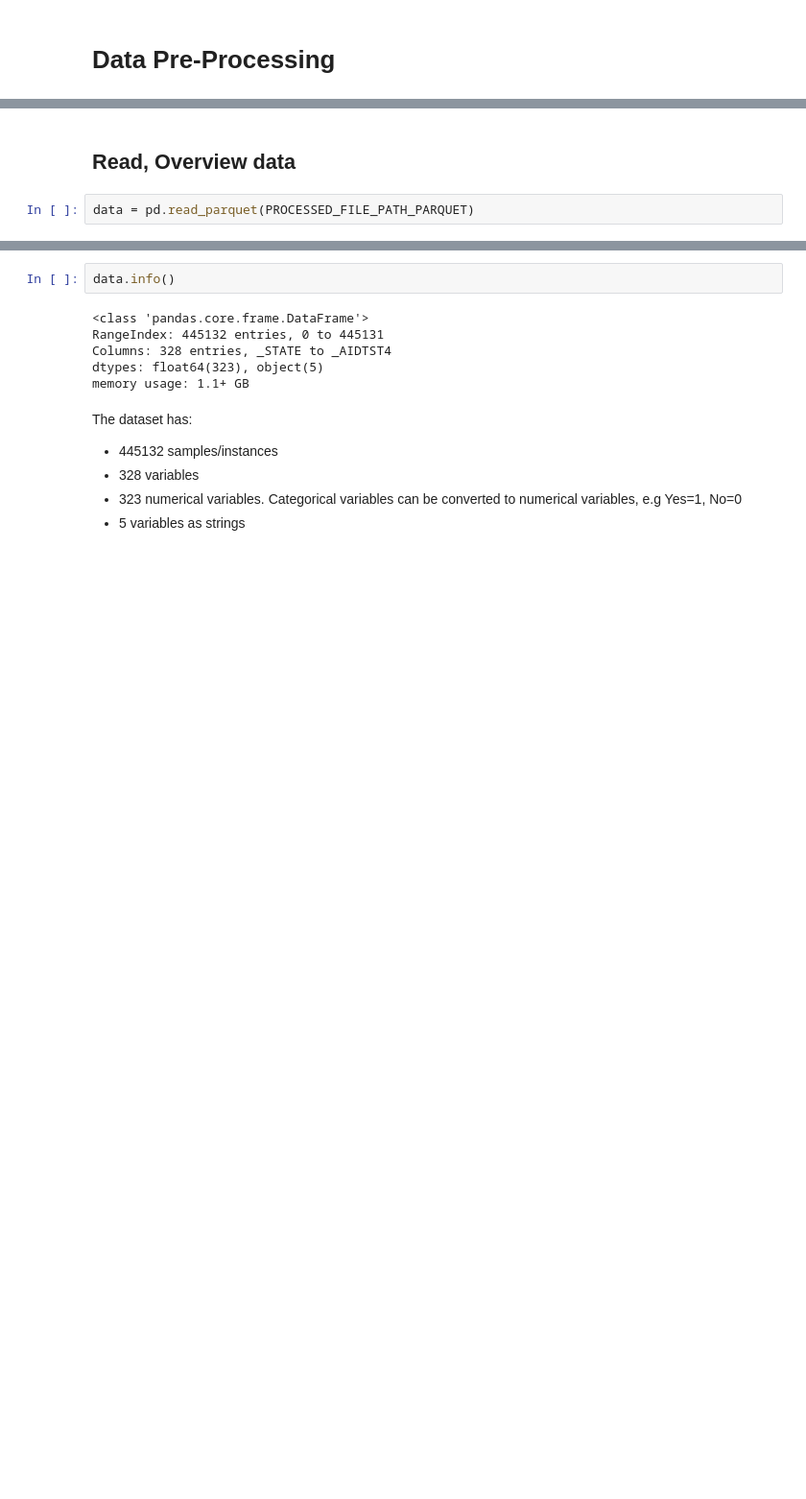
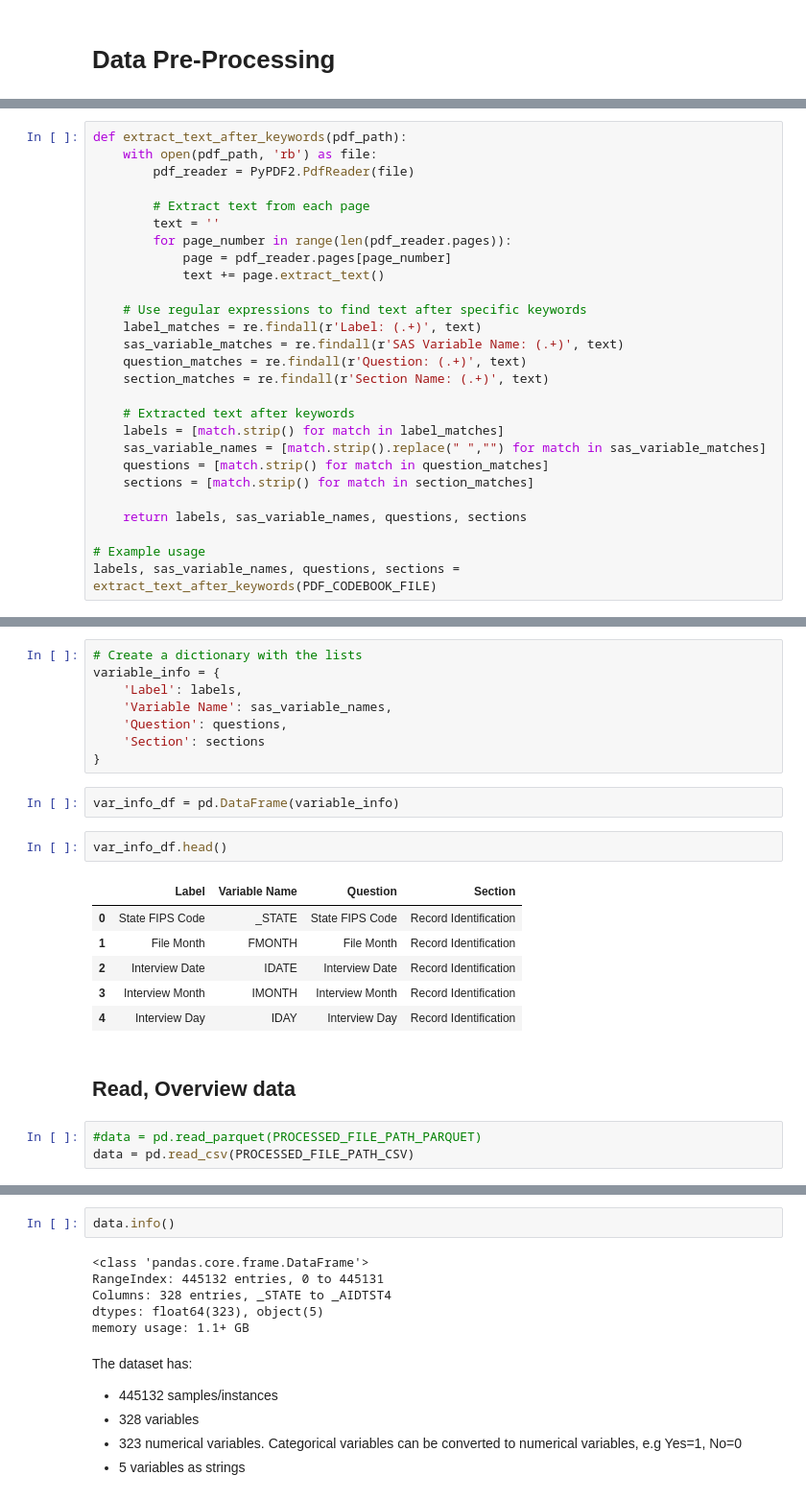
Before and after one commit to GeorgeM2000/CDC-BRFSS-2022-Analysis, a Jupyter notebook: Data_Processing.ipynb, the cells around one changed output, grey strips where cells are left out. Shown at 96% size. Cells and saved outputs as stored; diff of their text form; blank space fills up the shorter version.

Commit message:
PDF variables extraction

```diff
--- a/Data_Processing.ipynb
+++ b/Data_Processing.ipynb
@@ -35,0 +47,27 @@ sas_converter(path=RAW_FILE_PATH, dest_path=PROCESSED_FILE_PATH_PARQUET, file_fo
+# %%
+def extract_text_after_keywords(pdf_path):
+    with open(pdf_path, 'rb') as file:
+        pdf_reader = PyPDF2.PdfReader(file)
+
+        # Extract text from each page
+        text = ''
+        for page_number in range(len(pdf_reader.pages)):
+            page = pdf_reader.pages[page_number]
+            text += page.extract_text()
+
+    # Use regular expressions to find text after specific keywords
+    label_matches = re.findall(r'Label: (.+)', text)
+    sas_variable_matches = re.findall(r'SAS Variable Name: (.+)', text)
+    question_matches = re.findall(r'Question: (.+)', text)
+    section_matches = re.findall(r'Section Name: (.+)', text)
+
+    # Extracted text after keywords
+    labels = [match.strip() for match in label_matches]
+    sas_variable_names = [match.strip().replace(" ","") for match in sas_variable_matches]
+    questions = [match.strip() for match in question_matches]
+    sections = [match.strip() for match in section_matches]
+
+    return labels, sas_variable_names, questions, sections
+
+# Example usage
+labels, sas_variable_names, questions, sections = extract_text_after_keywords(PDF_CODEBOOK_FILE)
@@ -36,4 +98,24 @@ sas_converter(path=RAW_FILE_PATH, dest_path=PROCESSED_FILE_PATH_PARQUET, file_fo
+# %%
+# Create a dictionary with the lists
+variable_info = {
+    'Label': labels,
+    'Variable Name': sas_variable_names,
+    'Question': questions,
+    'Section': sections
+}
+# %%
+var_info_df = pd.DataFrame(variable_info)
+# %%
+var_info_df.head()
+# %% [output]
+|  | Label | Variable Name | Question | Section |
+| 0 | State FIPS Code | _STATE | State FIPS Code | Record Identification |
+| 1 | File Month | FMONTH | File Month | Record Identification |
+| 2 | Interview Date | IDATE | Interview Date | Record Identification |
+| 3 | Interview Month | IMONTH | Interview Month | Record Identification |
+| 4 | Interview Day | IDAY | Interview Day | Record Identification |
 # %% [markdown]
 ## Read, Overview data
 # %%
-data = pd.read_parquet(PROCESSED_FILE_PATH_PARQUET)
+#data = pd.read_parquet(PROCESSED_FILE_PATH_PARQUET)
+data = pd.read_csv(PROCESSED_FILE_PATH_CSV)
```
Also changed, not shown: parts of 24 cells of this notebook, 4 other files.
